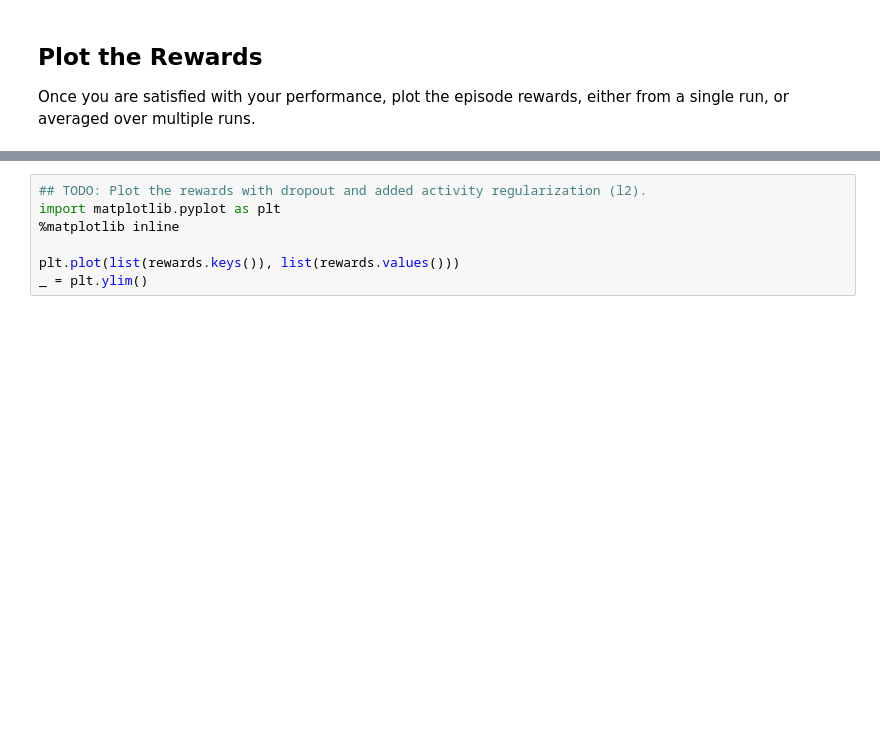
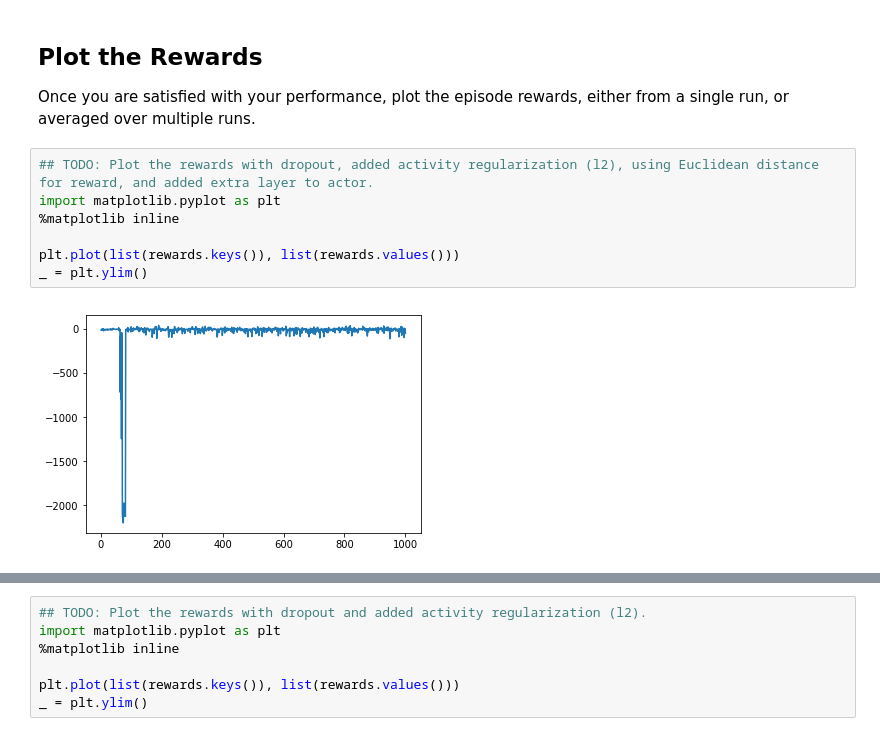
Before and after one commit to bqnguyen94/RL-Quadcopter-2, a Jupyter notebook: Quadcopter_Project.ipynb, the cells around one changed output, grey strips where cells are left out. Cells and saved outputs as stored; diff of their text form; blank space fills up the shorter version.

Commit message:
Add extra layer to actor, score = -47

```diff
--- a/Quadcopter_Project.ipynb
+++ b/Quadcopter_Project.ipynb
@@ -255,6 +256,15 @@ Episode = 1000, score = -33.752 (best =  48.978, worst = -3096.291)
 ## Plot the Rewards
 
 Once you are satisfied with your performance, plot the episode rewards, either from a single run, or averaged over multiple runs.
+# %%
+## TODO: Plot the rewards with dropout, added activity regularization (l2), using Euclidean distance for reward, and added extra layer to actor.
+import matplotlib.pyplot as plt
+%matplotlib inline
+
+plt.plot(list(rewards.keys()), list(rewards.values()))
+_ = plt.ylim()
+# %% [output]
+[figure, added]
 # %%
 ## TODO: Plot the rewards with dropout and added activity regularization (l2) and categorizing reward to [-1, 1].
 import matplotlib.pyplot as plt
```
Also changed, not shown: parts of 2 cells of this notebook, 3 other files.
